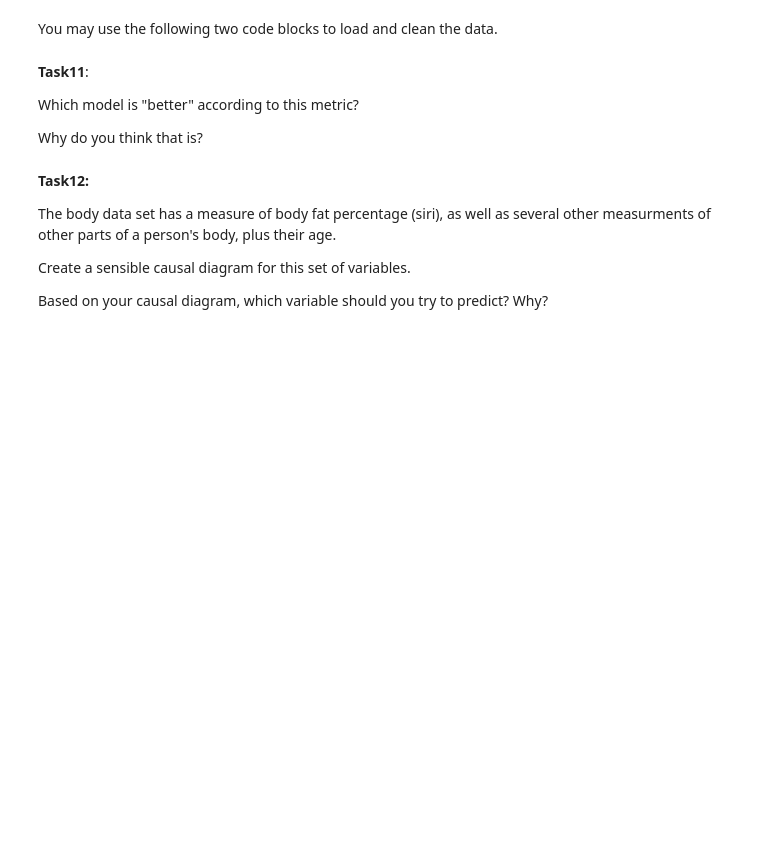
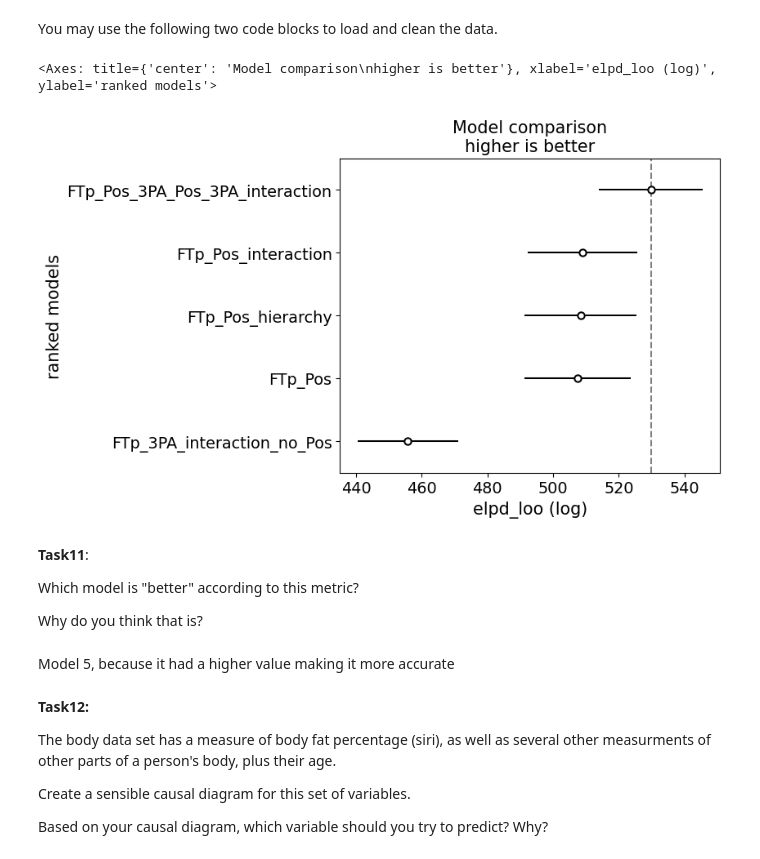
Before and after one commit to rumijay/Data-Science-2025, a Jupyter notebook: Rumi_Unit6ExercisesSF.ipynb, the cells around one changed output. Drawn from its saved outputs; the diff is of its cells as text; code cells hidden in the pictures; blank space fills up the shorter version.

```diff
--- a/Rumi_Unit6ExercisesSF.ipynb
+++ b/Rumi_Unit6ExercisesSF.ipynb
@@ -96,9 +118,32 @@ bb.rename(columns={"FT%":"FTp","FG%":"FGp"}, inplace=True)
+# %%
+model_bb_inter = bmb.Model("`FGp` ~ `FTp` + Pos + `FTp`:Pos", data=bb)
+idata_bb_inter = model_bb_inter.fit(idata_kwargs={'log_likelihood': True})
+# %%
+model_bb_interq = bmb.Model("`FGp` ~ `FTp` + `3PA` + `FTp`:`3PA`", data=bb)
+idata_bb_interq = model_bb_interq.fit(idata_kwargs={'log_likelihood': True})
+# %%
+ft_pos_3pt_inter2 = bmb.Model("`FGp` ~ `FTp` + Pos + `3PA` + Pos:`3PA`", data=bb).fit(idata_kwargs={"log_likelihood":True})
+# %%
+cmp_df = az.compare({ #used gemini on this part
+    "FTp_Pos": idata_basketball,
+    "FTp_Pos_hierarchy": idata_basketball_h,
+    "FTp_Pos_interaction": idata_bb_inter,
+    "FTp_3PA_interaction_no_Pos": idata_bb_interq,
+    "FTp_Pos_3PA_Pos_3PA_interaction": ft_pos_3pt_inter2
+})
+# %%
+az.plot_compare(cmp_df)
+# %% [output]
+<Axes: title={'center': 'Model comparison\nhigher is better'}, xlabel='elpd_loo (log)', ylabel='ranked models'>
+[figure, added]
 # %% [markdown]
 **Task11**:
 
 Which model is "better" according to this metric?
 
 Why do you think that is?
+# %% [markdown]
+Model 5, because it had a higher value making it more accurate
 # %% [markdown]
 **Task12:**
 
```
Also changed, not shown: parts of 10 cells of this notebook.
